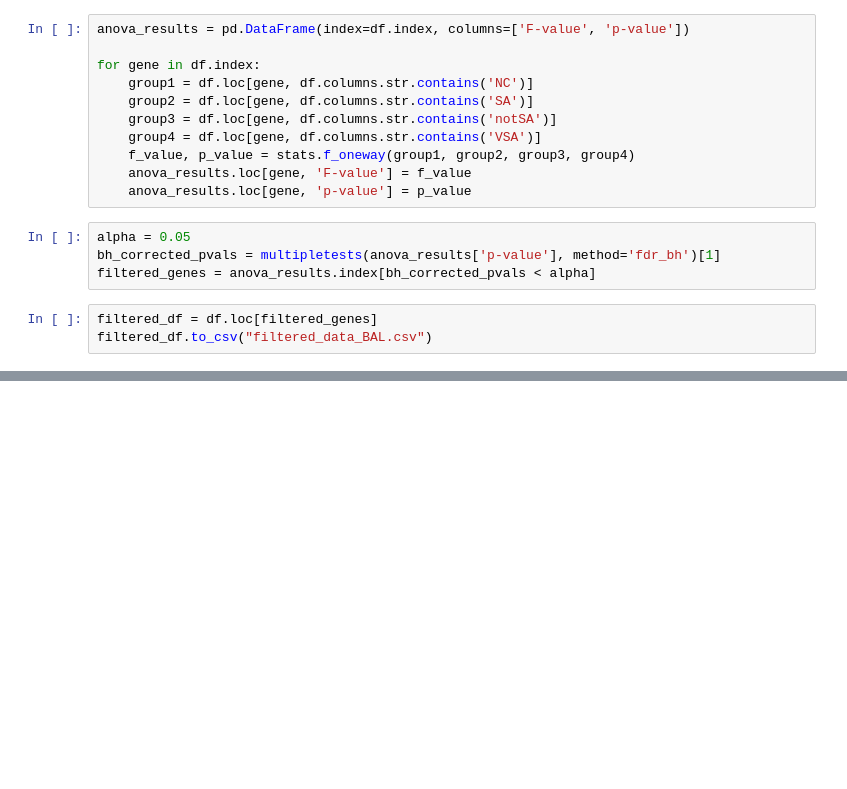
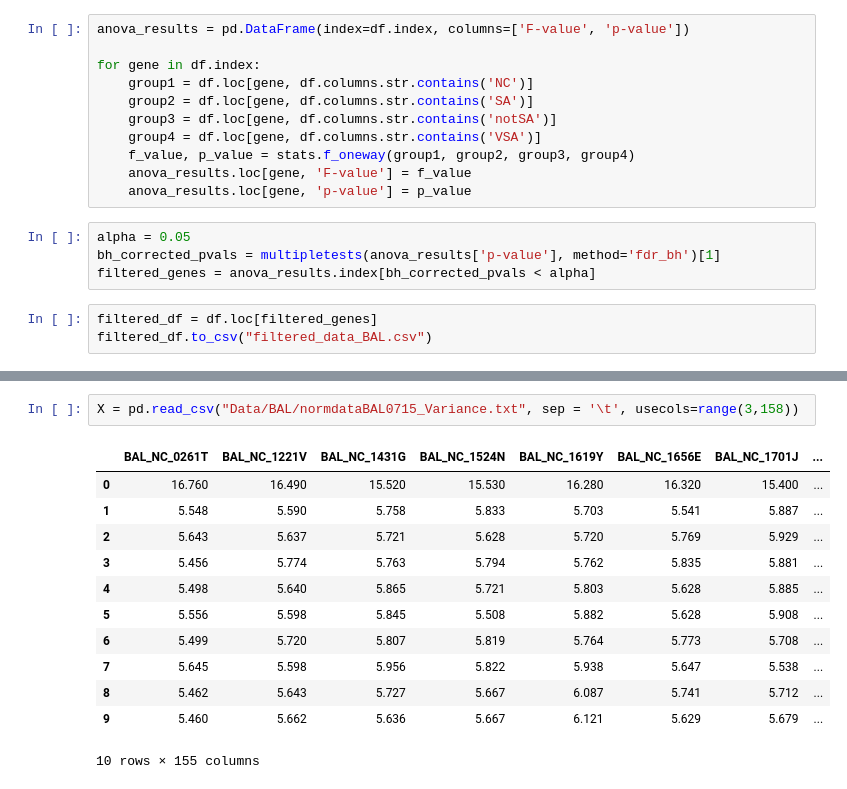
Before and after one commit to vratins/AsthmaClustering, a Jupyter notebook: pca.ipynb, the cells around one changed output, grey strips where cells are left out. Saved outputs shown, nothing was run; the diff lists cells and outputs as text; blank space fills up the shorter version.

```diff
--- a/pca.ipynb
+++ b/pca.ipynb
@@ -72,0 +98,15 @@ plt.show()
+# %%
+X = pd.read_csv("Data/BAL/normdataBAL0715_Variance.txt", sep = '\t', usecols=range(3,158))
+# %% [output]
+|  | BAL_NC_0261T | BAL_NC_1221V | BAL_NC_1431G | BAL_NC_1524N | BAL_NC_1619Y | BAL_NC_1656E | BAL_NC_1701J | ... |
+| 0 | 16.760 | 16.490 | 15.520 | 15.530 | 16.280 | 16.320 | 15.400 | ... |
+| 1 | 5.548 | 5.590 | 5.758 | 5.833 | 5.703 | 5.541 | 5.887 | ... |
+| 2 | 5.643 | 5.637 | 5.721 | 5.628 | 5.720 | 5.769 | 5.929 | ... |
+| 3 | 5.456 | 5.774 | 5.763 | 5.794 | 5.762 | 5.835 | 5.881 | ... |
+| 4 | 5.498 | 5.640 | 5.865 | 5.721 | 5.803 | 5.628 | 5.885 | ... |
+| 5 | 5.556 | 5.598 | 5.845 | 5.508 | 5.882 | 5.628 | 5.908 | ... |
+| 6 | 5.499 | 5.720 | 5.807 | 5.819 | 5.764 | 5.773 | 5.708 | ... |
+| 7 | 5.645 | 5.598 | 5.956 | 5.822 | 5.938 | 5.647 | 5.538 | ... |
+| 8 | 5.462 | 5.643 | 5.727 | 5.667 | 6.087 | 5.741 | 5.712 | ... |
+| 9 | 5.460 | 5.662 | 5.636 | 5.667 | 6.121 | 5.629 | 5.679 | ... |
+10 rows × 155 columns
```
Also changed, not shown: parts of 6 cells of this notebook, 3 other files.
